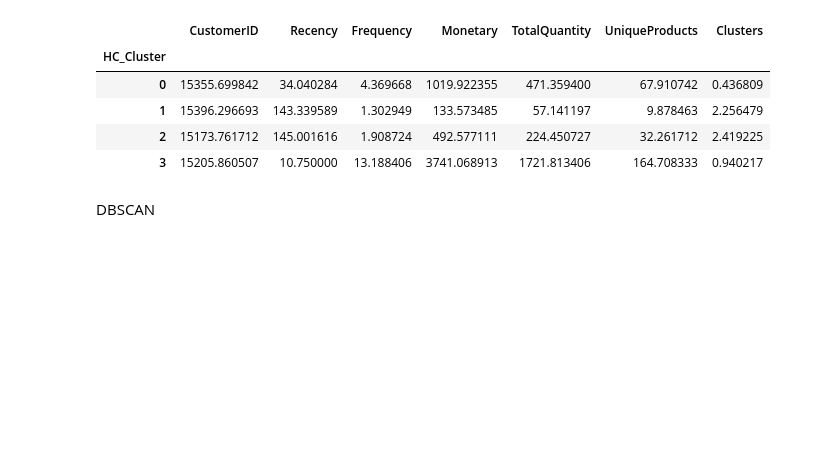
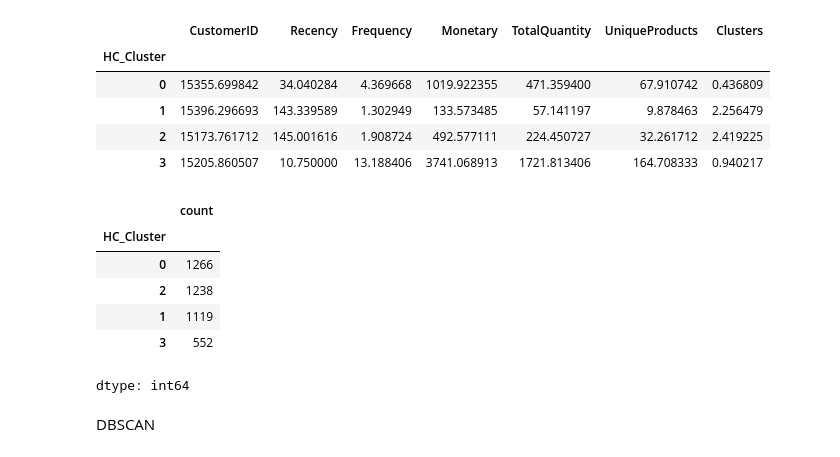
Before and after one commit to Jashan-jj/RFM-model-based-customer-segmentation, a Jupyter notebook: notebook/Customer_segmentation.ipynb, the cells around one changed output. Saved outputs shown, nothing was run; the diff lists cells and outputs as text; code cells hidden in the pictures; blank space fills up the shorter version.

```diff
--- a/notebook/Customer_segmentation.ipynb
+++ b/notebook/Customer_segmentation.ipynb
@@ -857,6 +857,16 @@ customer_df.groupby("HC_Cluster").mean()
 | 1 | 15396.296693 | 143.339589 | 1.302949 | 133.573485 | 57.141197 | 9.878463 | 2.256479 |
 | 2 | 15173.761712 | 145.001616 | 1.908724 | 492.577111 | 224.450727 | 32.261712 | 2.419225 |
 | 3 | 15205.860507 | 10.750000 | 13.188406 | 3741.068913 | 1721.813406 | 164.708333 | 0.940217 |
+# %%
+customer_df["HC_Cluster"].value_counts()
+# %% [output]
+|  | count |
+| HC_Cluster |  |
+| 0 | 1266 |
+| 2 | 1238 |
+| 1 | 1119 |
+| 3 | 552 |
+dtype: int64
 # %% [markdown]
 DBSCAN
 # %%
```
Also changed, not shown: parts of 4 cells of this notebook.
